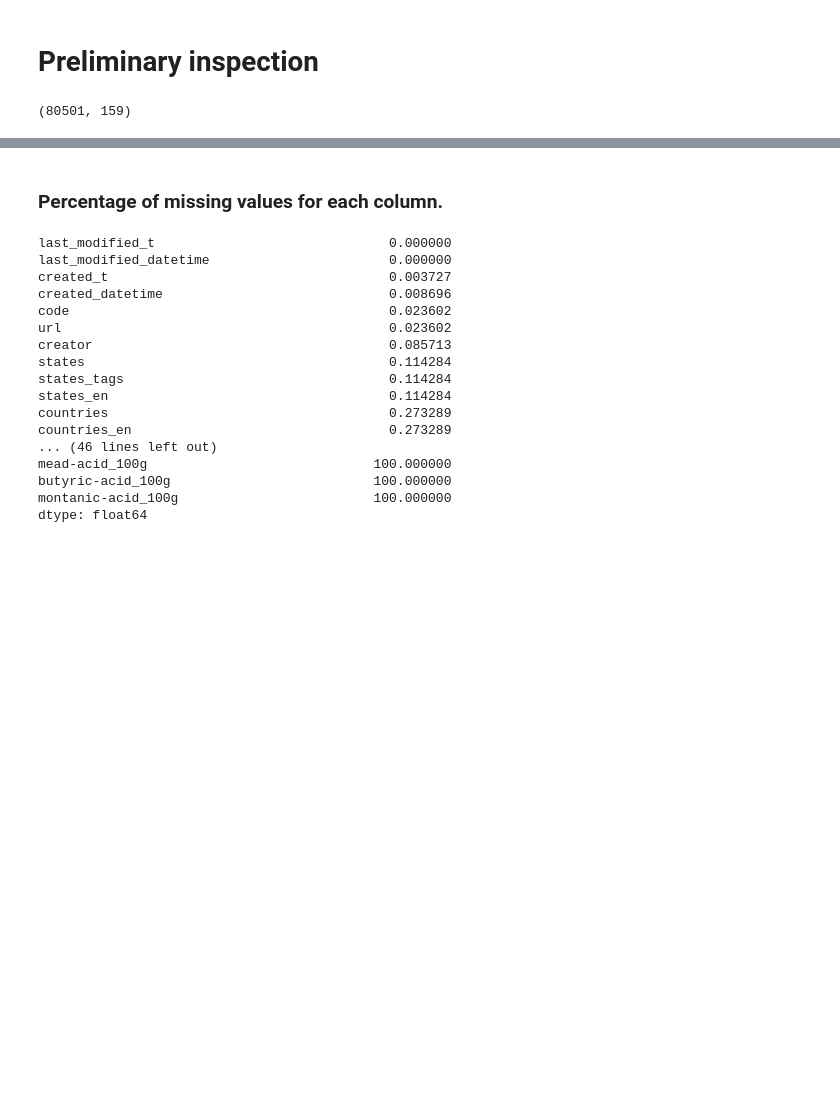
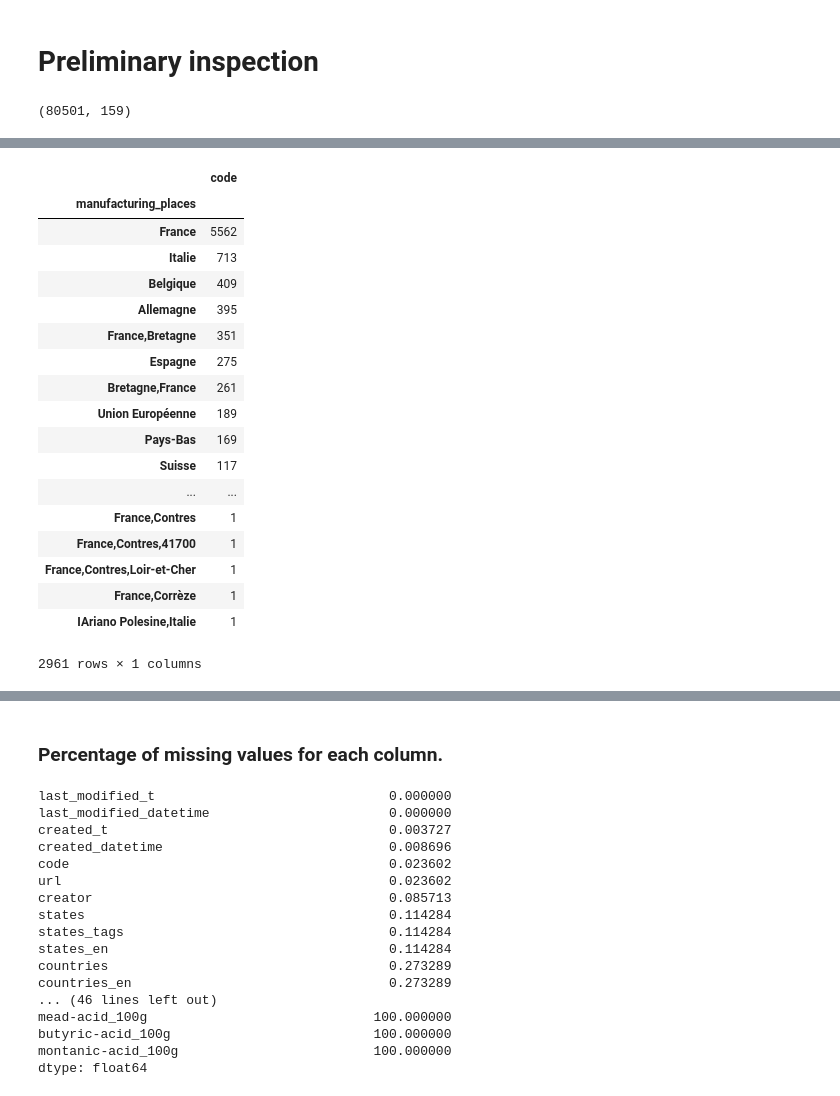
Before and after one commit to GuillaumeMohr/worldfood-datavis, a Jupyter notebook: preliminary_inspection.ipynb, the cells around one changed output, grey strips where cells are left out. Drawn from its saved outputs; the diff is of its cells as text; code cells hidden in the pictures; blank space fills up the shorter version.

```diff
--- a/preliminary_inspection.ipynb
+++ b/preliminary_inspection.ipynb
@@ -10,0 +30,22 @@ data.shape
+# %%
+manu
+# %% [output]
+|  | code |
+| manufacturing_places |  |
+| France | 5562 |
+| Italie | 713 |
+| Belgique | 409 |
+| Allemagne | 395 |
+| France,Bretagne | 351 |
+| Espagne | 275 |
+| Bretagne,France | 261 |
+| Union Européenne | 189 |
+| Pays-Bas | 169 |
+| Suisse | 117 |
+| ... | ... |
+| France,Contres | 1 |
+| France,Contres,41700 | 1 |
+| France,Contres,Loir-et-Cher | 1 |
+| France,Corrèze | 1 |
+| IAriano Polesine,Italie | 1 |
+2961 rows × 1 columns
```
Also changed, not shown: parts of 8 cells of this notebook.
